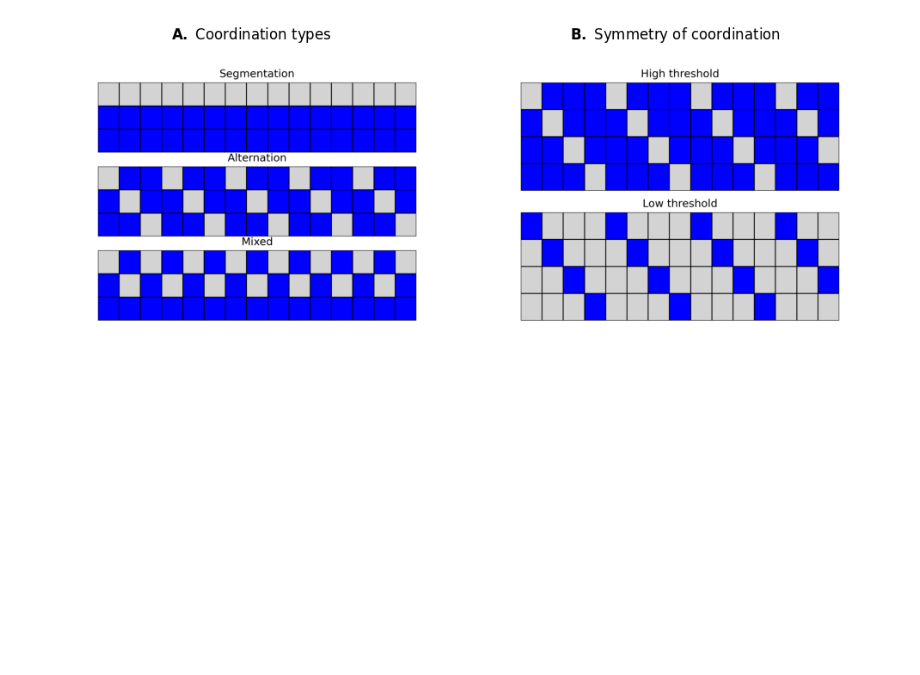
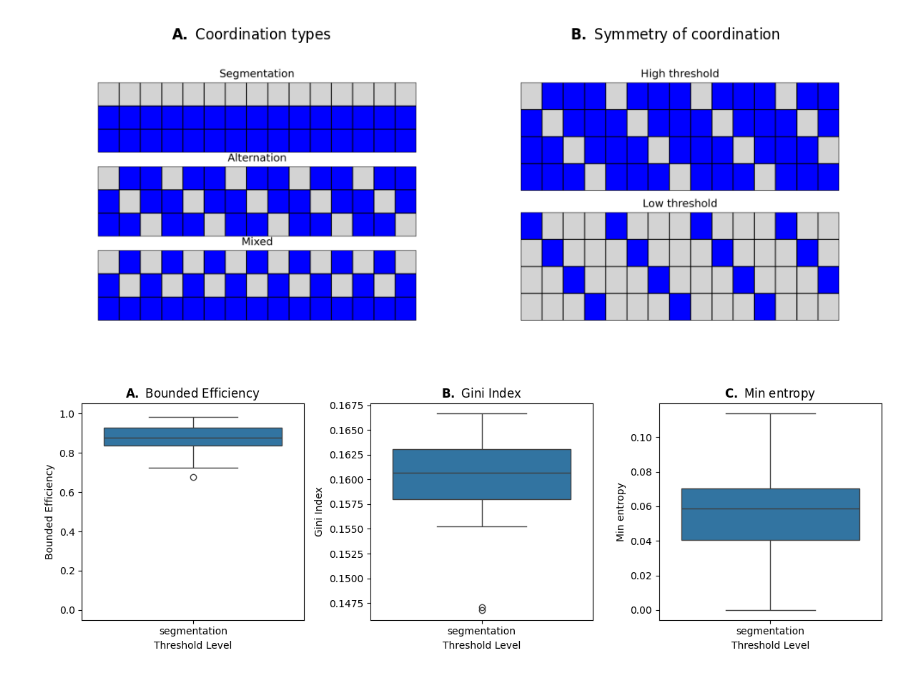
Before and after one commit to EAndrade-Lotero/Cognitive_Models_El_Farol_Bar_Problem, a Jupyter notebook: Notebooks/exp_fig1.ipynb, the cells around one changed output. Cells and saved outputs as stored; diff of their text form; code cells hidden in the pictures; blank space fills up the shorter version.

```diff
--- a/Notebooks/exp_fig1.ipynb
+++ b/Notebooks/exp_fig1.ipynb
@@ -79,0 +97,48 @@ fig.show()
+# %%
+from Utils.utils import GetMeasurements
+
+gm = GetMeasurements(
+    data=df,
+    measures=['bounded_efficiency', 'gini_index', 'min_entropy']
+)
+gm.columns.append('kind')
+df_measures = gm.get_measurements()
+# %%
+fig, ax = plt.subplots(1, 3, figsize=(12, 4), tight_layout=True)
+
+sns.boxplot(
+    data=df_measures,
+    x="kind",
+    y="bounded_efficiency",
+    ax=ax[0],
+)
+ax[0].set_ylim(-0.05, 1.05)
+ax[0].set_title(r"$\bf{A.}$ Bounded Efficiency")
+ax[0].set_xlabel("Threshold Level")
+ax[0].set_ylabel("Bounded Efficiency")
+
+sns.boxplot(
+    data=df_measures,
+    x="kind",
+    y="gini_index",
+    ax=ax[1],
+)
+ax[1].set_ylim(-0.05, 1.05)
+ax[1].set_title(r"$\bf{B.}$ Gini Index")
+ax[1].set_xlabel("Threshold Level")
+ax[1].set_ylabel("Gini Index")
+
+sns.boxplot(
+    data=df_measures,
+    x="kind",
+    y="min_entropy",
+    ax=ax[2],
+)
+# ax[2].set_ylim(-0.05, 0.3)
+ax[2].set_title(r"$\bf{C.}$ Min entropy")
+ax[2].set_xlabel("Threshold Level")
+ax[2].set_ylabel("Min entropy")
+
+plt.show()
+# %% [output]
+[figure, added]
```
Also changed, not shown: parts of 2 cells of this notebook, 11 other files.
